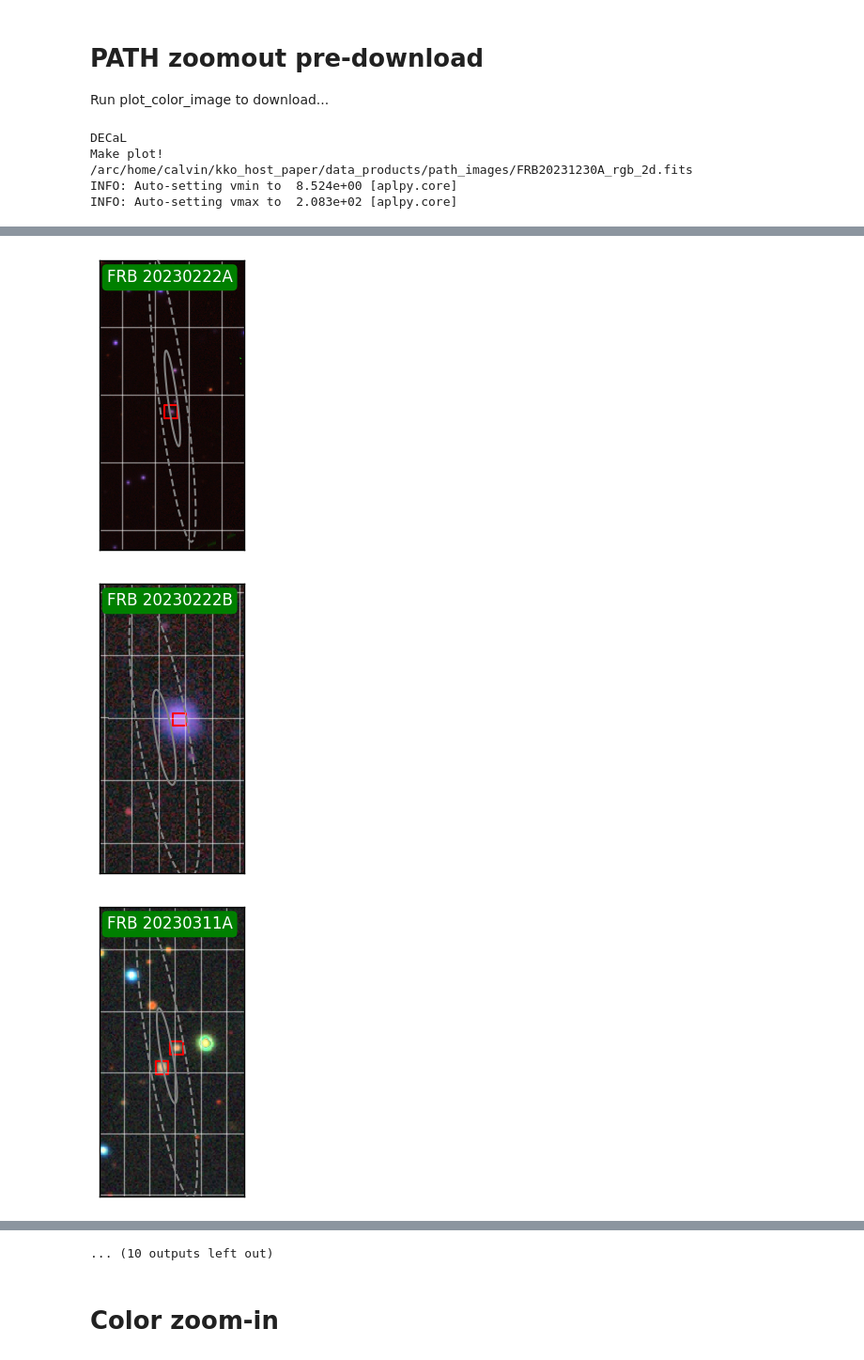
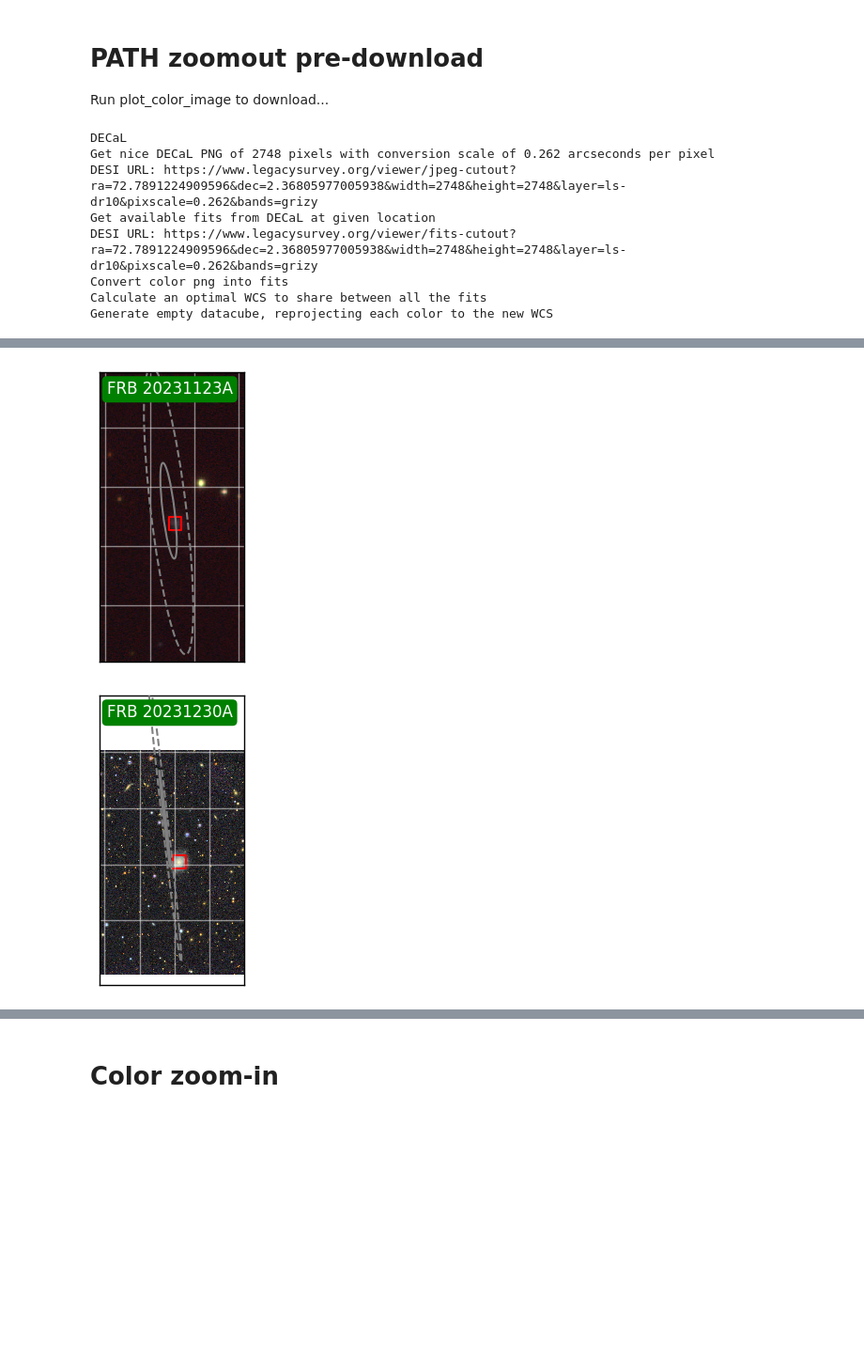
Before and after one commit to leungcalvin/kko_host_paper, a Jupyter notebook: plot_scripts/PS1_cutouts.ipynb, the cells around one changed output, grey strips where cells are left out. Shown at 94% size. Drawn from its saved outputs; the diff is of its cells as text; code cells hidden in the pictures; blank space fills up the shorter version.

Commit message:
CL: fix cutouts, gray ellipse

```diff
--- a/plot_scripts/PS1_cutouts.ipynb
+++ b/plot_scripts/PS1_cutouts.ipynb
@@ -1074,7 +1074,7 @@ pparams = {
 import json
 
 for evid,row in final.iterrows():
-    if row['name'] == 'FRB20231230A':
+    if row['name'][-4:] in '1230A':
         sup_fig,ax = plt.subplots(figsize=(3,3),nrows = 1, ncols = 1)
         # SO BAD but re-run plot_color_image without flipping so that we can download the files for the next step
         path_obj = FakePATH(ra = row['primary_ra'],dec = row['primary_dec'],theta = row['theta'],
@@ -1092,7 +1092,7 @@ for evid,row in final.iterrows():
                            TNS_name = row['name'],
                            zoom_width = 6,
                            zoom_height = 12,
-                           size_arcmin = 10,
+                           size_arcmin = 12,
                            survey_str = survey_str,
                            filt = filt,
                  outfile = f'/arc/home/calvin/kko_host_paper/data_products/path_images/{row["name"]}_path.png',delete = False, flip = False,
@@ -1100,10 +1100,13 @@ for evid,row in final.iterrows():
                     aspect='equal', interpolation='nearest',**pparams[row['name']][0])
 # %% [output]
 DECaL
-Make plot!
-/arc/home/calvin/kko_host_paper/data_products/path_images/FRB20231230A_rgb_2d.fits
-INFO: Auto-setting vmin to  8.524e+00 [aplpy.core]
-INFO: Auto-setting vmax to  2.083e+02 [aplpy.core]
+Get nice DECaL PNG of 2748 pixels with conversion scale of 0.262 arcseconds per pixel
+DESI URL: https://www.legacysurvey.org/viewer/jpeg-cutout?ra=72.7891224909596&dec=2.36805977005938&width=2748&height=2748&layer=ls-dr10&pixscale=0.262&bands=grizy
+Get available fits from DECaL at given location
+DESI URL: https://www.legacysurvey.org/viewer/fits-cutout?ra=72.7891224909596&dec=2.36805977005938&width=2748&height=2748&layer=ls-dr10&pixscale=0.262&bands=grizy
+Convert color png into fits
+Calculate an optimal WCS to share between all the fits
+Generate empty datacube, reprojecting each color to the new WCS
 # %%
 # Actually plot
 pparams_zoomout = {
@@ -1131,7 +1134,8 @@ pparams_zoomout = {
 'FRB20231230A' : ['top'],
 }
 for evid,row in final.iterrows():
-    if row['name'] in pparams.keys():
+    #if row['name'] in pparams.keys() and row['name'][-4:] not in ['1123A,1230A,0703A']:
+    if row['name'][-4:] in '1123A,1230A,0703A': # change it up
         path_obj = FakePATH(ra = row['ra_frb'],dec = row['dec_frb'],theta = row['theta'],
                     a_err = row['a_err'], b_err = row['b_err'],
                     candidates = pd.read_excel(f"/arc/home/calvin/kko_host_paper/data_products/b_err_1.3_PATH/{row['name']}/{row['name']}_PATH_candidates.xlsx")
@@ -1196,3 +1200,2 @@ for evid,row in final.iterrows():
-[figure, old version]
+[figure, new version]
-[figure, old version]
+[figure, new version]
-[figure, removed]
@@ -1207,4 +1202,3 @@ for evid,row in final.iterrows():
-... (10 outputs left out)
 # %% [markdown]
 # Color zoom-in
 # %%
```
Also changed, not shown: parts of 1 cell of this notebook, 3 other files.
